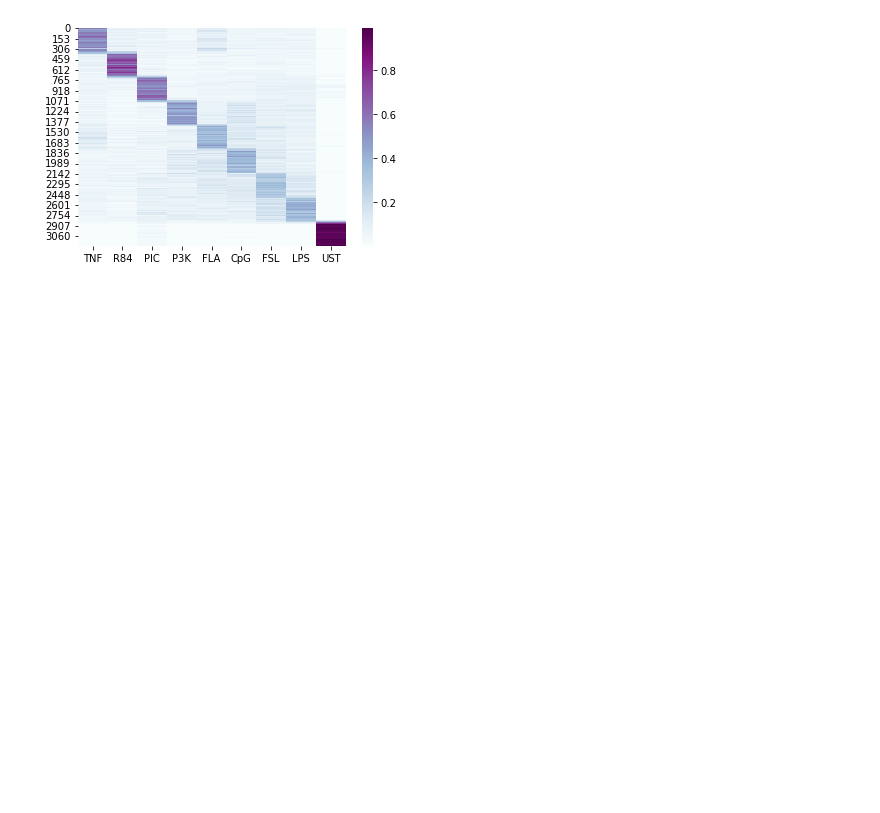
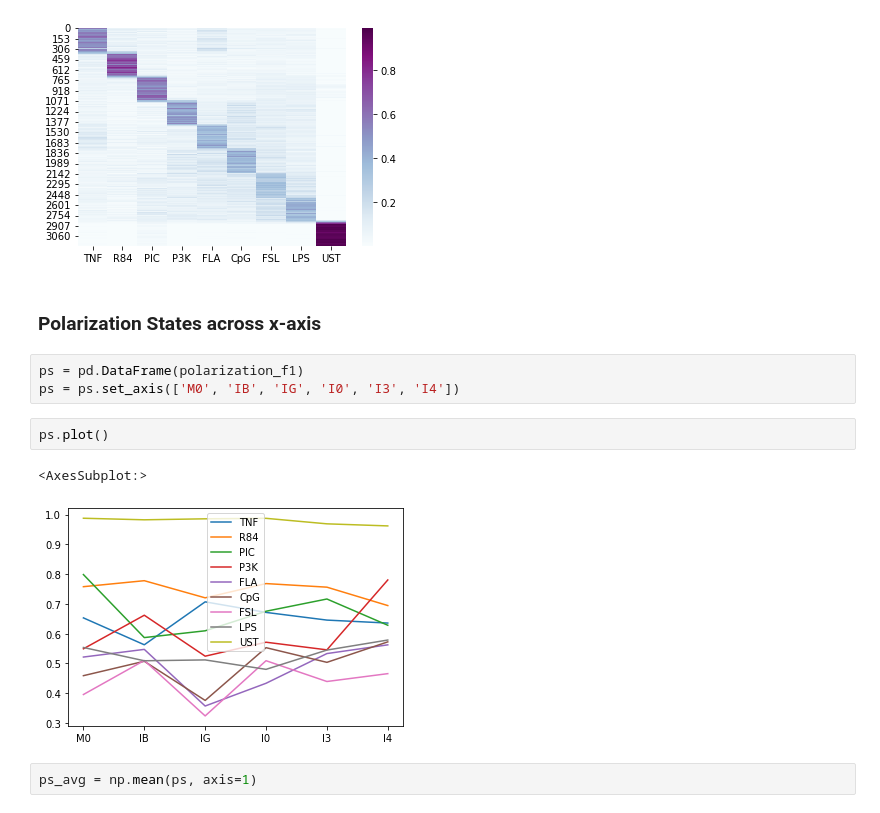
Before and after one commit to apple-soda/lstm-nfkb-dynamics, a Jupyter notebook: notebooks/5-cfv-mm.ipynb, the cells around one changed output. Drawn from its saved outputs; the diff is of its cells as text; blank space fills up the shorter version.

```diff
--- a/notebooks/5-cfv-mm.ipynb
+++ b/notebooks/5-cfv-mm.ipynb
@@ -374,3 +374,15 @@ sns.heatmap(polarization_fraction[5], xticklabels=ligands, cmap='BuPu')
 i4
 <AxesSubplot:>
 [figure]
+# %% [markdown]
+### Polarization States across x-axis
+# %%
+ps = pd.DataFrame(polarization_f1)
+ps = ps.set_axis(['M0', 'IB', 'IG', 'I0', 'I3', 'I4'])
+# %%
+ps.plot()
+# %% [output]
+<AxesSubplot:>
+[figure, added]
+# %%
+ps_avg = np.mean(ps, axis=1)
```
Also changed, not shown: parts of 1 cell of this notebook, 7 other files.
